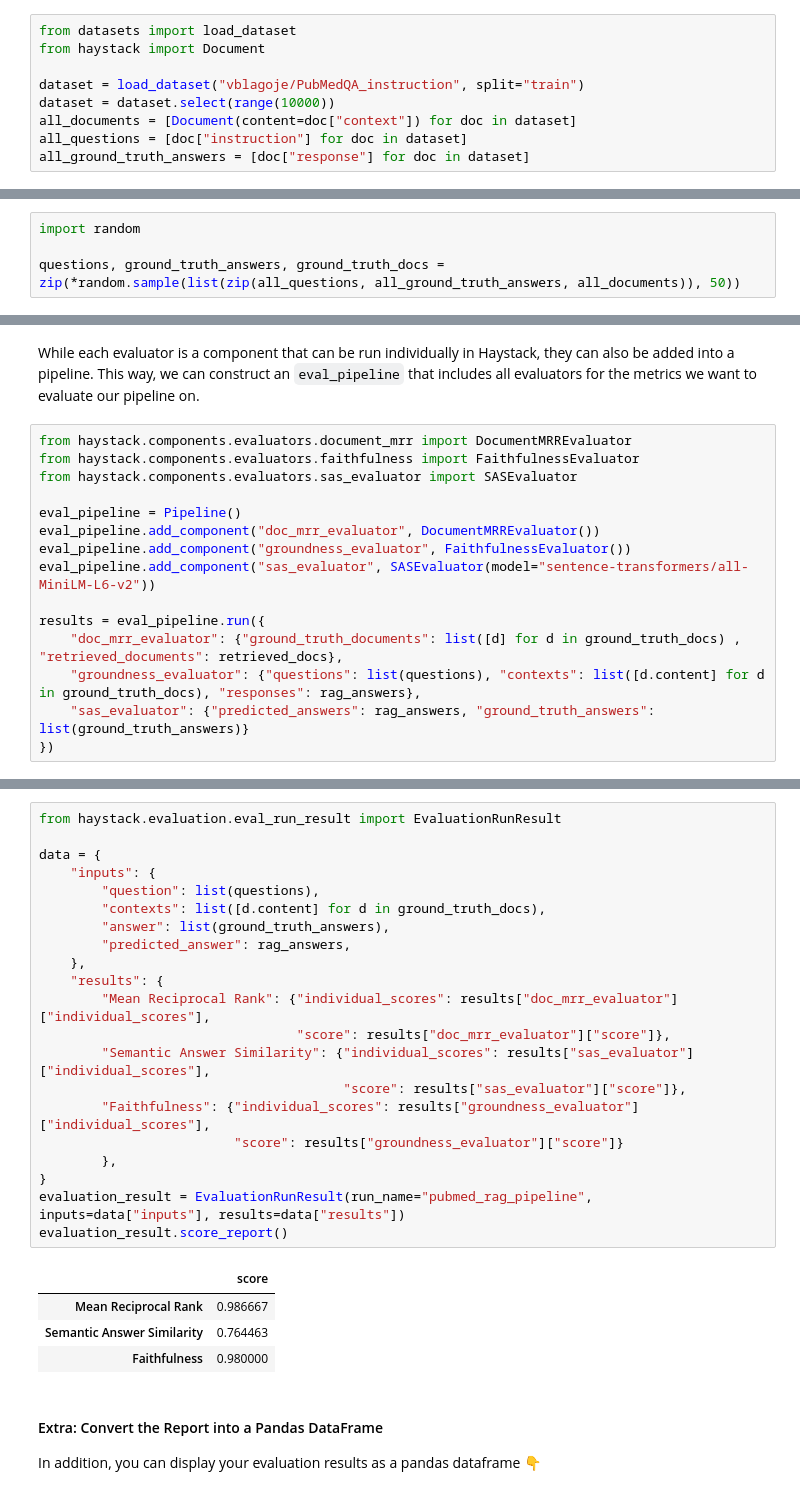
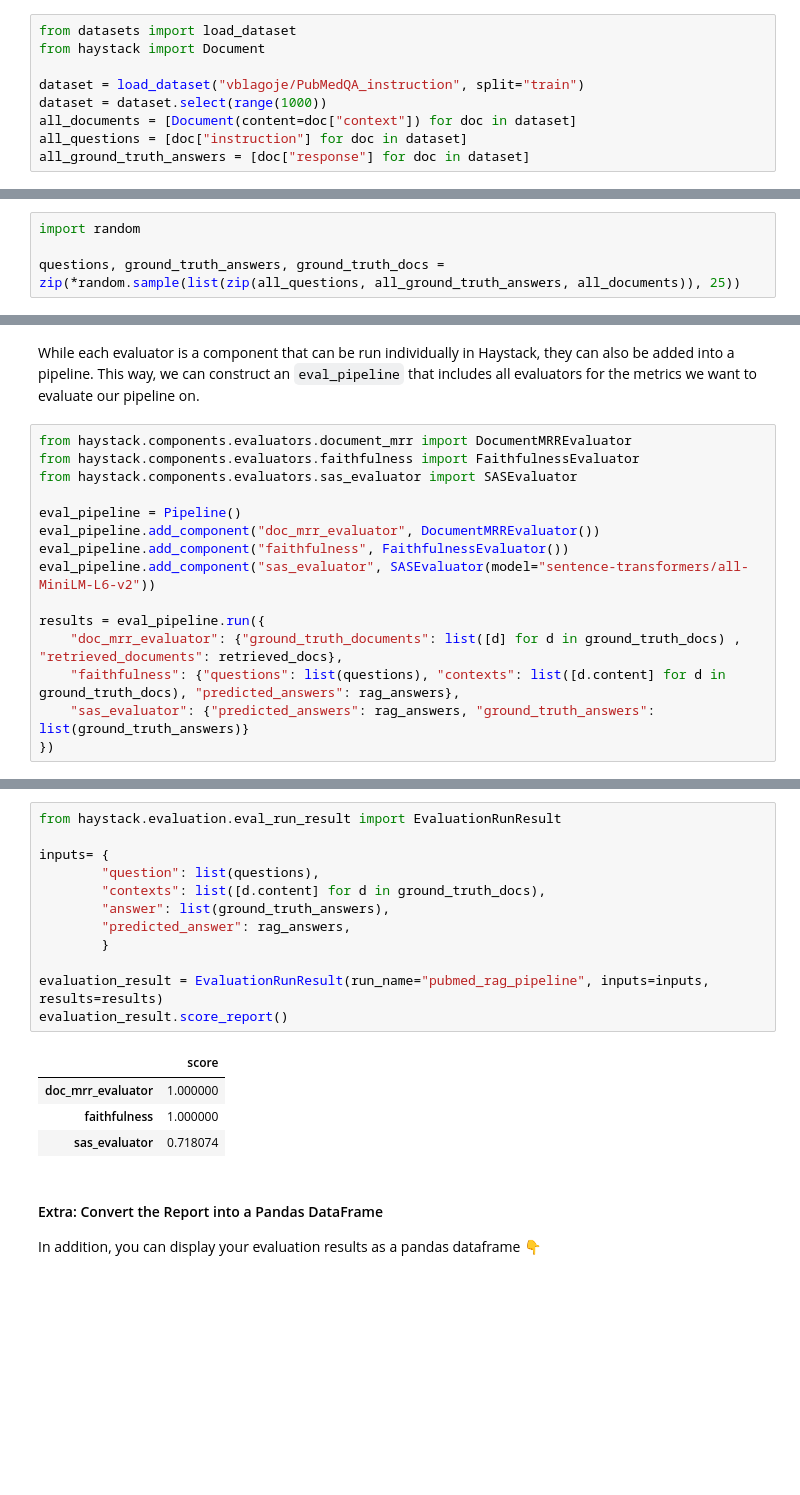
Before and after one commit to deepset-ai/haystack-tutorials, a Jupyter notebook: tutorials/35_Evaluating_RAG_Pipelines.ipynb, the cells around one changed output, grey strips where cells are left out. Cells and saved outputs as stored; diff of their text form; blank space fills up the shorter version.

```diff
--- a/tutorials/35_Evaluating_RAG_Pipelines.ipynb
+++ b/tutorials/35_Evaluating_RAG_Pipelines.ipynb
@@ -97,7 +94,7 @@ from datasets import load_dataset
 from haystack import Document
 
 dataset = load_dataset("vblagoje/PubMedQA_instruction", split="train")
-dataset = dataset.select(range(10000))
+dataset = dataset.select(range(1000))
 all_documents = [Document(content=doc["context"]) for doc in dataset]
 all_questions = [doc["instruction"] for doc in dataset]
 all_ground_truth_answers = [doc["response"] for doc in dataset]
@@ -219,7 +215,7 @@ First, let's actually tun our RAG pipeline with a set of questions, and make sur
 # %%
 import random
 
-questions, ground_truth_answers, ground_truth_docs = zip(*random.sample(list(zip(all_questions, all_ground_truth_answers, all_documents)), 50))
+questions, ground_truth_answers, ground_truth_docs = zip(*random.sample(list(zip(all_questions, all_ground_truth_answers, all_documents)), 25))
 # %% [markdown]
 Next, let's run our pipeline and make sure to track what our pipeline returns as answers, and which documents it retrieves:
 # %%
@@ -246,12 +304,12 @@ from haystack.components.evaluators.sas_evaluator import SASEvaluator
 
 eval_pipeline = Pipeline()
 eval_pipeline.add_component("doc_mrr_evaluator", DocumentMRREvaluator())
-eval_pipeline.add_component("groundness_evaluator", FaithfulnessEvaluator())
+eval_pipeline.add_component("faithfulness", FaithfulnessEvaluator())
 eval_pipeline.add_component("sas_evaluator", SASEvaluator(model="sentence-transformers/all-MiniLM-L6-v2"))
 
 results = eval_pipeline.run({
     "doc_mrr_evaluator": {"ground_truth_documents": list([d] for d in ground_truth_docs) , "retrieved_documents": retrieved_docs},
-    "groundness_evaluator": {"questions": list(questions), "contexts": list([d.content] for d in ground_truth_docs), "responses": rag_answers},
+    "faithfulness": {"questions": list(questions), "contexts": list([d.content] for d in ground_truth_docs), "predicted_answers": rag_answers},
     "sas_evaluator": {"predicted_answers": rag_answers, "ground_truth_answers": list(ground_truth_answers)}
 })
 # %% [markdown]
@@ -261,29 +319,20 @@ Once we've run our evaluation pipeline, we can also create a full evaluation rep
 # %%
 from haystack.evaluation.eval_run_result import EvaluationRunResult
 
-data = {
-    "inputs": {
+inputs= {
         "question": list(questions),
         "contexts": list([d.content] for d in ground_truth_docs),
         "answer": list(ground_truth_answers),
         "predicted_answer": rag_answers,
-    },
-    "results": {
-        "Mean Reciprocal Rank": {"individual_scores": results["doc_mrr_evaluator"]["individual_scores"],
-                                 "score": results["doc_mrr_evaluator"]["score"]},
-        "Semantic Answer Similarity": {"individual_scores": results["sas_evaluator"]["individual_scores"],
-                                       "score": results["sas_evaluator"]["score"]},
-        "Faithfulness": {"individual_scores": results["groundness_evaluator"]["individual_scores"],
-                         "score": results["groundness_evaluator"]["score"]}
-        },
-}
-evaluation_result = EvaluationRunResult(run_name="pubmed_rag_pipeline", inputs=data["inputs"], results=data["results"])
+        }
+
+evaluation_result = EvaluationRunResult(run_name="pubmed_rag_pipeline", inputs=inputs, results=results)
 evaluation_result.score_report()
 # %% [output]
 |  | score |
-| Mean Reciprocal Rank | 0.986667 |
-| Semantic Answer Similarity | 0.764463 |
-| Faithfulness | 0.980000 |
+| doc_mrr_evaluator | 1.000000 |
+| faithfulness | 1.000000 |
+| sas_evaluator | 0.718074 |
 # %% [markdown]
 #### Extra: Convert the Report into a Pandas DataFrame
 
```
Also changed, not shown: parts of 16 cells of this notebook.
